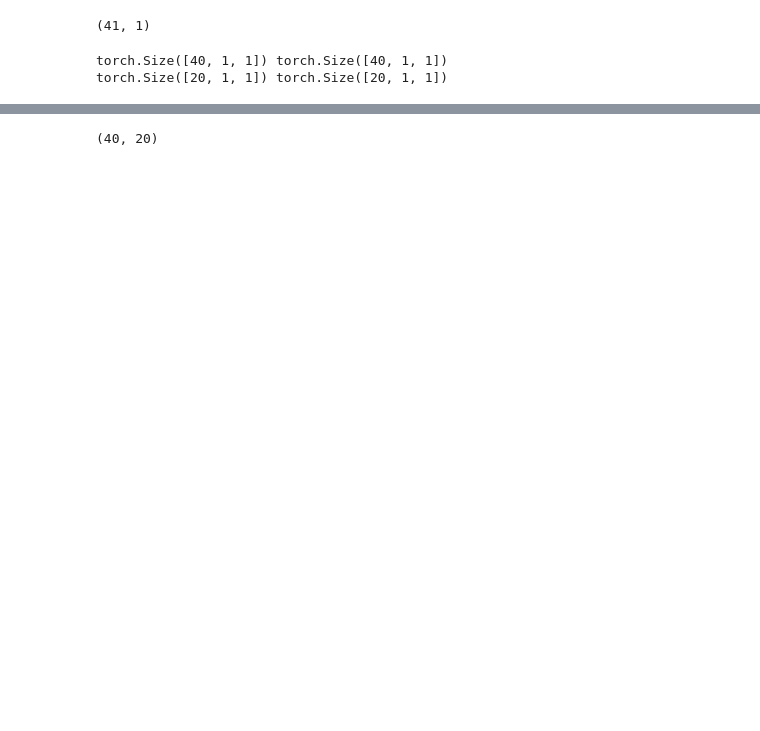
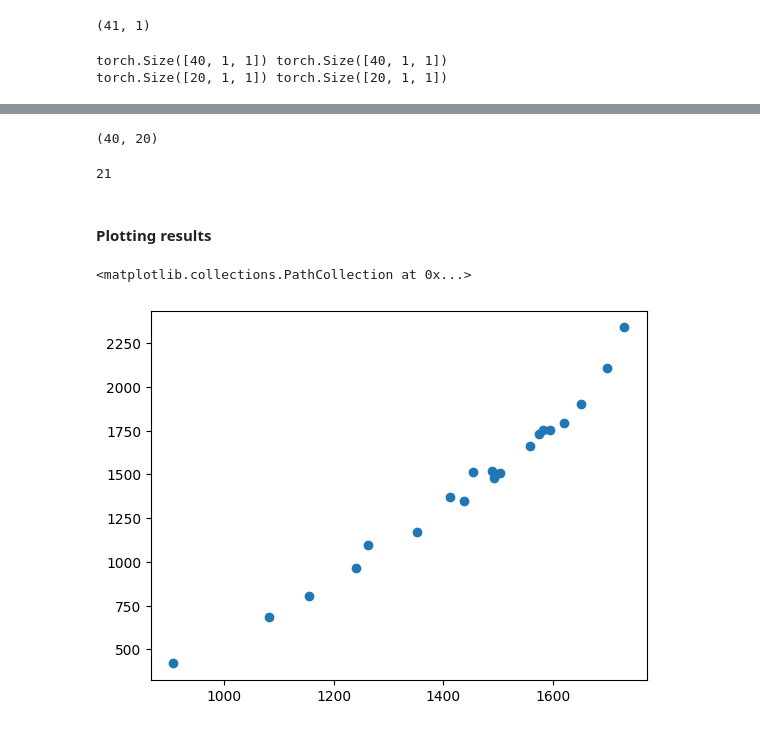
Before and after one commit to marianataglio/seriestemporales, a Jupyter notebook: overfitting_lstm.ipynb, the cells around one changed output, grey strips where cells are left out. Cells and saved outputs as stored; diff of their text form; code cells hidden in the pictures; blank space fills up the shorter version.

```diff
--- a/overfitting_lstm.ipynb
+++ b/overfitting_lstm.ipynb
@@ -166,11 +154,19 @@ with torch.no_grad():
 # %%
 # creo un array concatenando las predicciones
 train_array = np.concatenate([tensor.flatten() for tensor in train_preds])
-test_array = np.concatenate([tensor.numpy().flatten() for tensor in test_preds])
+test_array = np.concatenate([tensor.flatten() for tensor in test_preds])
+len(train_array), len(test_array)
+# %% [output]
+(40, 20)
-# %%
-len(train_array), len(test_array)
-# %% [output]
-(40, 20)
+# %%
+len(test)
+# %% [output]
+21
+# %% [markdown]
+#### Plotting results
 # %%
-#plt.scatter(test_array, test[:20])
+plt.scatter(test_array, test[:20])
+# %% [output]
+<matplotlib.collections.PathCollection at 0x...>
+[figure, added]
 # %%
```
Also changed, not shown: parts of 27 cells of this notebook.
